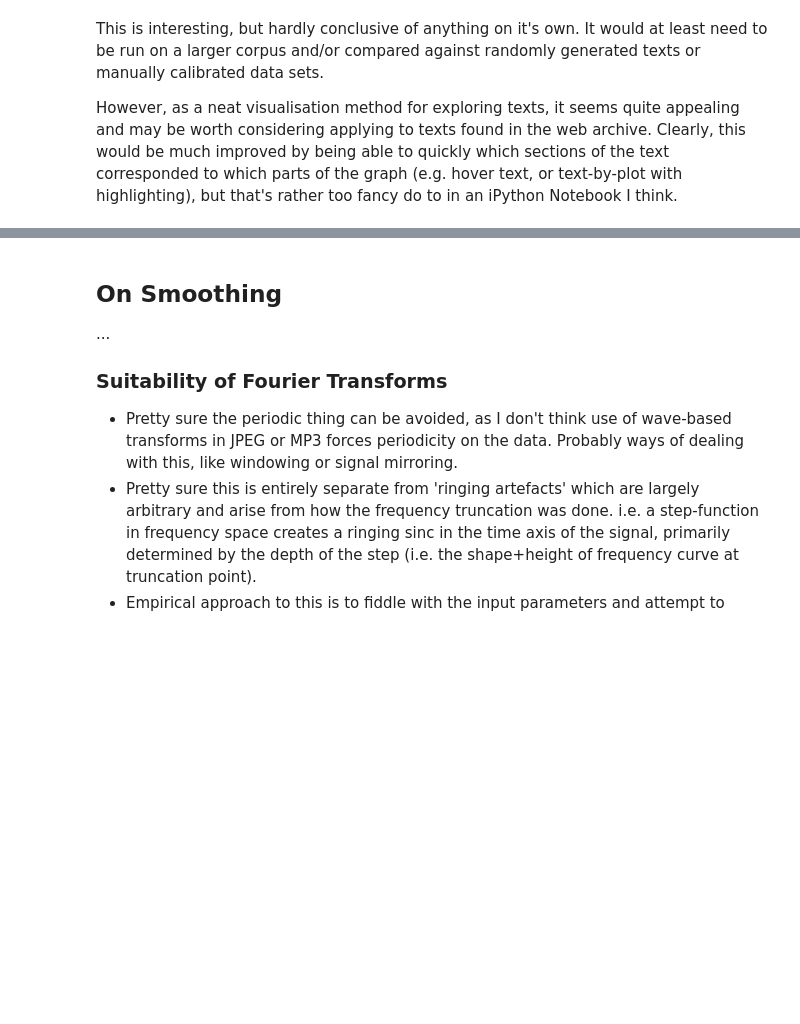
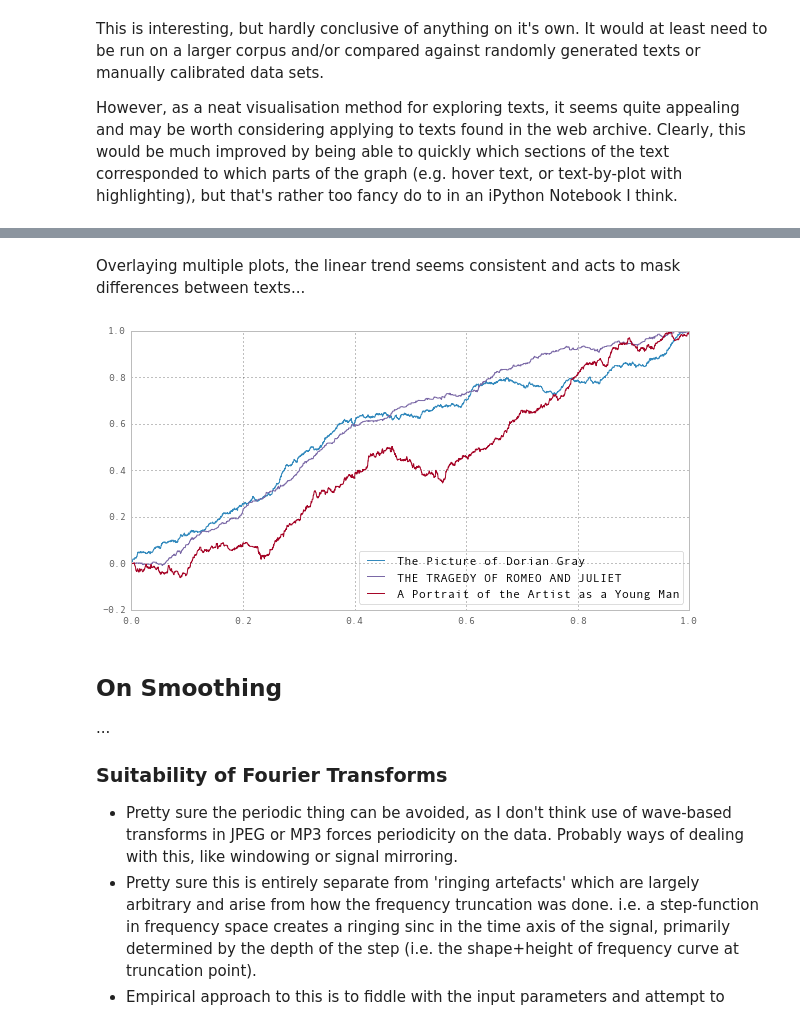
Before and after one commit to anjackson/keeping-codes, a Jupyter notebook: experiments/sentimental-trajectories.ipynb, the cells around one changed output, grey strips where cells are left out. Cells and saved outputs as stored; diff of their text form; code cells hidden in the pictures; blank space fills up the shorter version.

```diff
--- a/experiments/sentimental-trajectories.ipynb
+++ b/experiments/sentimental-trajectories.ipynb
@@ -156,3 +170,20 @@ However, as a neat visualisation method for exploring texts, it seems quite appe
+# %% [markdown]
+Overlaying multiple plots, the linear trend seems consistent and acts to mask differences between texts...
+# %%
+sent_pdg, cuml_pdg = senticulm("texts/pg174-trimmed.txt",method="nltk")
+sent_trj, cuml_trj = senticulm("texts/pg1112-trimmed.txt",method="nltk")
+sent_pay, cuml_pay = senticulm("texts/pg4217-trimmed.txt",method="nltk")
+
+x_pdg, y_pdg = rescale(cuml_pdg)
+x_trj, y_trj = rescale(cuml_trj)
+x_pay, y_pay= rescale(cuml_pay)
+plt.plot(x_pdg, y_pdg, label="The Picture of Dorian Gray")
+plt.plot(x_trj, y_trj, label="THE TRAGEDY OF ROMEO AND JULIET")
+plt.plot(x_pay, y_pay, label="A Portrait of the Artist as a Young Man")
+plt.legend(loc=4)
+plt.show()
+# %% [output]
+[figure, added]
 # %% [markdown]
 ## On Smoothing
 
```
Also changed, not shown: parts of 3 cells of this notebook.
